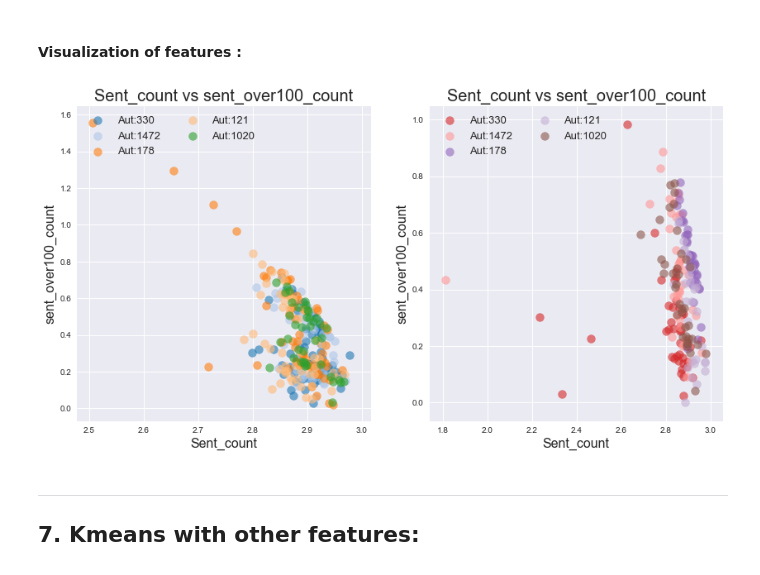
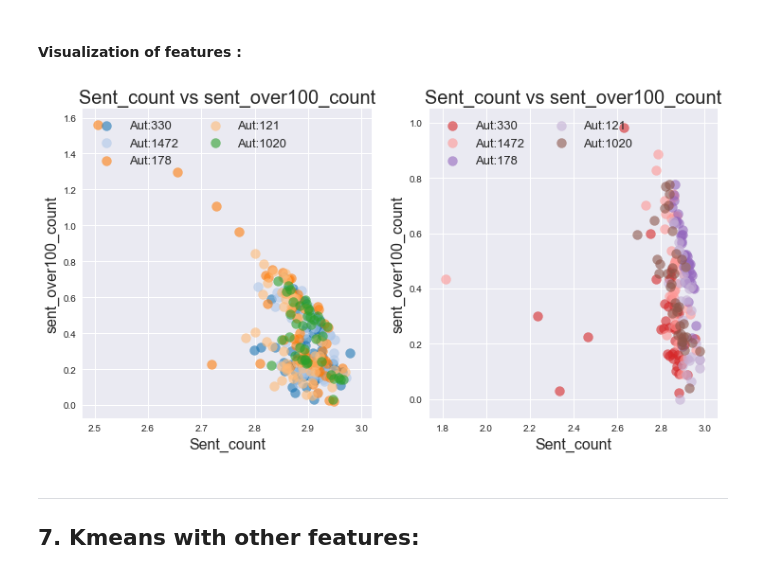
Before and after one commit to hyades910739/cluster_NIPS, a Jupyter notebook: nips.ipynb, the cells around one changed output. Drawn from its saved outputs; the diff is of its cells as text; code cells hidden in the pictures.

```diff
--- a/nips.ipynb
+++ b/nips.ipynb
@@ -296,32 +304,32 @@ feature_pos = pd.concat([feature_pos,vsm_subset_svd_df],axis=1)
 # %%
 #set color cycle:
 def plotscatter(x,y):
     cm = plt.get_cmap('tab20')
-    fig = plt.figure(figsize=(14,7))
+    fig = plt.figure(figsize=(12,6))
     ax = fig.add_subplot(121)
     ax.set_color_cycle([cm(1.0*i/20) for i in range(20)])
     for key,value in list(author_sel.items())[0:5]:
         ax.scatter(x=feature.loc[value,x],
                    y=feature.loc[value,y],
                    s=100,alpha=0.6)
     ax.legend(["Aut:{}".format(key) for key in author_sel.keys()],loc="upper left",fontsize=13,ncol=2,shadow=True)
     ax.set_title("{} vs {}".format(x,y),fontsize=20)
     ax.set_xlabel(x,fontsize=16)
     ax.set_ylabel(y,fontsize=16)
 
     ax = fig.add_subplot(122)
     ax.set_color_cycle([cm(1.0*i/20+0.3) for i in range(20)])
     for key,value in list(author_sel.items())[5:10]:
         ax.scatter(x=feature.loc[value,x],
                    y=feature.loc[value,y],
                    s=100,alpha=0.6)
     ax.legend(["Aut:{}".format(key) for key in author_sel.keys()],loc="upper left",fontsize=13,ncol=2,shadow=True)
     ax.set_title("{} vs {}".format(x,y),fontsize=20)
     ax.set_xlabel(x,fontsize=16)
     ax.set_ylabel(y,fontsize=16)
 plotscatter("Sent_count","sent_over100_count")
 # %% [output]
-[figure, old version]
+[figure, new version]
 # %% [markdown]
 ***
 ## 7. Kmeans with other features:
```
Also changed, not shown: parts of 18 cells of this notebook.
